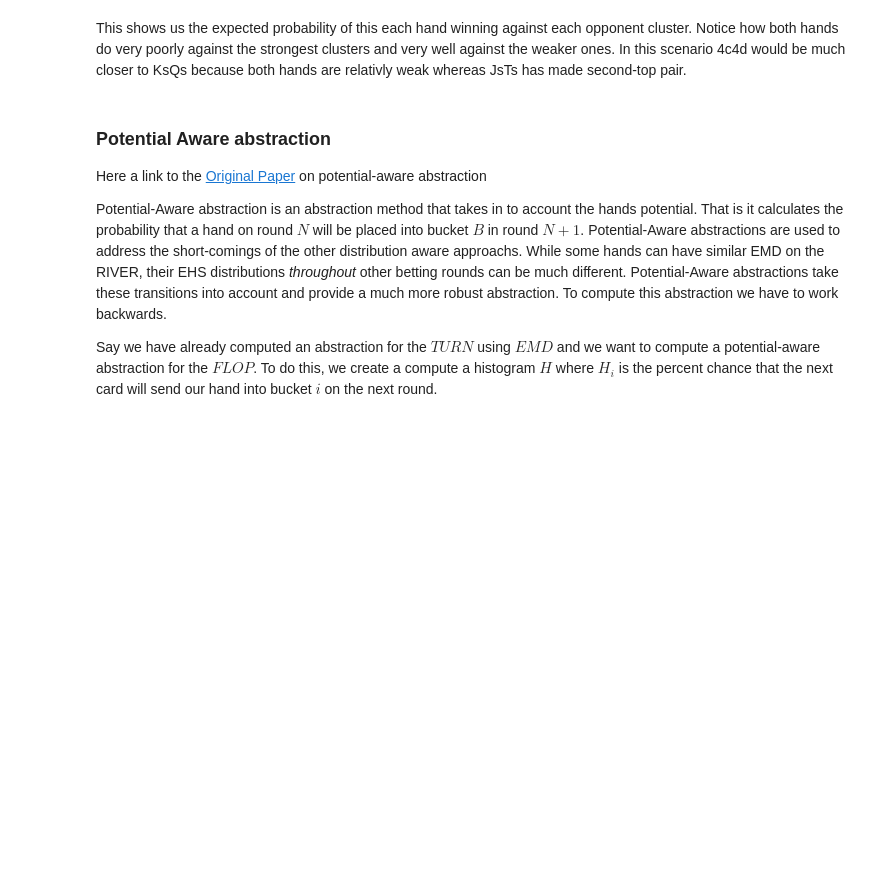
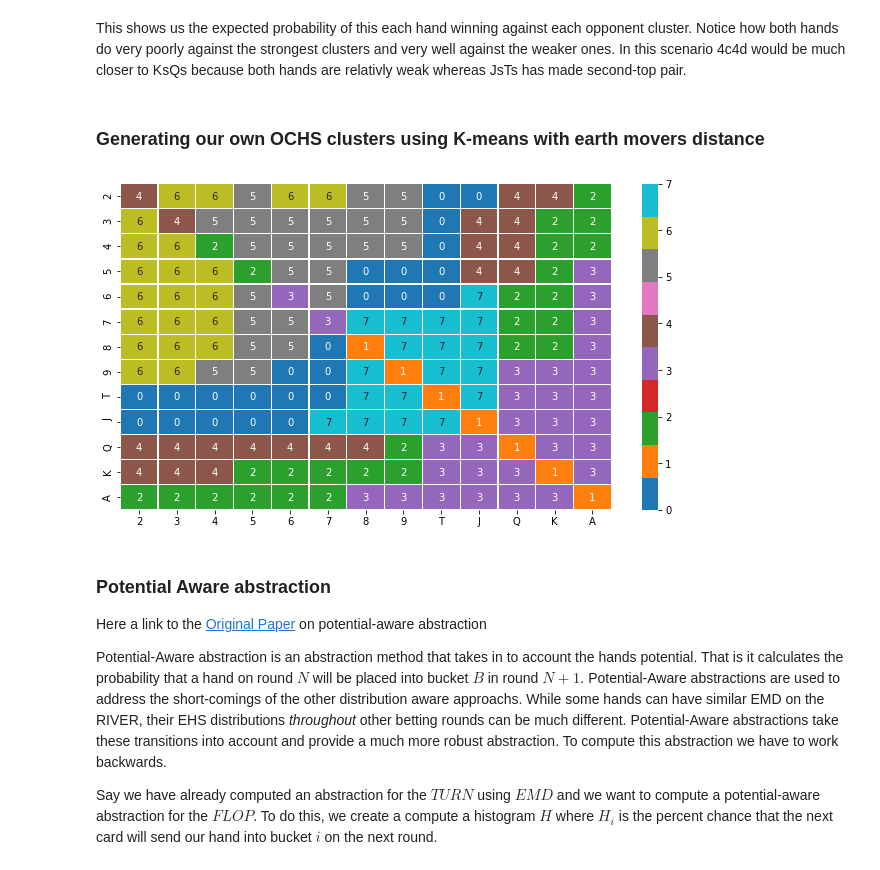
Before and after one commit to kmurf1999/CSE485PokerSolver, a Jupyter notebook: notebooks/Abstractions.ipynb, the cells around one changed output. Saved outputs shown, nothing was run; the diff lists cells and outputs as text; code cells hidden in the pictures; blank space fills up the shorter version.

```diff
--- a/notebooks/Abstractions.ipynb
+++ b/notebooks/Abstractions.ipynb
@@ -187,6 +194,48 @@ Board:  [Card("Ac"), Card("2d"), Card("Td"), Card("6c"), Card("9h")]
 L2 dist JsTs-4c4d:  2.2090571150183678
 # %% [markdown]
 This shows us the expected probability of this each hand winning against each opponent cluster.  Notice how both hands do very poorly against the strongest clusters and very well against the weaker ones.  In this scenario 4c4d would be much closer to KsQs because both hands are relativly weak whereas JsTs has made second-top pair.
+# %% [markdown]
+### Generating our own OCHS clusters using K-means with earth movers distance
+# %%
+clusters = [
+"8s7h,9s6h,9s7h,Ts2h,Ts3h,Ts4h,Ts5h,Ts6h,Ts7h,Js2h,Js3h,Js4h,Js5h,Js6h,5s8s,6s8s,5s9s,6s9s,2sTs,3sTs,4sTs,5sTs,6sTs,2sJs,",
+"8s8h,9s9h,TsTh,JsJh,QsQh,KsKh,AsAh,",
+"4s4h,5s5h,Qs9h,Ks5h,Ks6h,Ks7h,Ks8h,Ks9h,As2h,As3h,As4h,As5h,As6h,As7h,6sQs,7sQs,8sQs,3sKs,4sKs,5sKs,6sKs,7sKs,8sKs,2sAs,3sAs,4sAs,",
+"6s6h,7s7h,QsTh,QsJh,KsTh,KsJh,KsQh,As8h,As9h,AsTh,AsJh,AsQh,AsKh,9sQs,TsQs,JsQs,9sKs,TsKs,JsKs,QsKs,5sAs,6sAs,7sAs,8sAs,9sAs,TsAs,JsAs,QsAs,KsAs,",
+"2s2h,3s3h,Qs2h,Qs3h,Qs4h,Qs5h,Qs6h,Qs7h,Qs8h,Ks2h,Ks3h,Ks4h,3sJs,4sJs,5sJs,2sQs,3sQs,4sQs,5sQs,2sKs,",
+"6s5h,7s5h,7s6h,8s5h,8s6h,9s4h,9s5h,3s4s,2s5s,3s5s,4s5s,3s6s,4s6s,5s6s,3s7s,4s7s,5s7s,6s7s,2s8s,3s8s,4s8s,2s9s,3s9s,4s9s,",
+"2s3h,4s2h,4s3h,5s2h,5s3h,5s4h,6s2h,6s3h,6s4h,7s2h,7s3h,7s4h,8s2h,8s3h,8s4h,9s2h,9s3h,2s3s,2s4s,2s6s,2s7s,",
+"9s8h,Ts8h,Ts9h,Js7h,Js8h,Js9h,JsTh,7s8s,7s9s,8s9s,7sTs,8sTs,9sTs,6sJs,7sJs,8sJs,9sJs,TsJs,",
+]
+
+ochs_matrix = np.zeros((13, 13))
+
+def char_to_rank(c):
+    if c == 'A': return 12
+    if c == 'K': return 11
+    if c == 'Q': return 10
+    if c == 'J': return 9
+    if c == 'T': return 8
+    return int(c) - 2
+
+for i in range(len(clusters)):
+    cluster = clusters[i].split(',')
+    for hand in cluster:
+#         print(hand)
+        if len(hand) != 4: continue
+        rank1 = max(char_to_rank(hand[2]), char_to_rank(hand[0]))
+        rank2 = min(char_to_rank(hand[2]), char_to_rank(hand[0]))
+        if hand[1] == hand[3]:
+            ochs_matrix[rank2][rank1] = i
+        else:
+            ochs_matrix[rank1][rank2] = i
+
+labels = [str(x) for x in range(2, 10)] + ['T', 'J', 'Q', 'K', 'A']
+plt.figure(figsize=(11, 6))
+sns.heatmap(ochs_matrix, annot=True, xticklabels=labels, yticklabels=labels, cmap=sns.color_palette("tab10"), linewidths=.2)
+plt.show()
+# %% [output]
+[figure, added]
 # %% [markdown]
 ### Potential Aware abstraction
 
```
Also changed, not shown: parts of 6 cells of this notebook, 10 other files.
